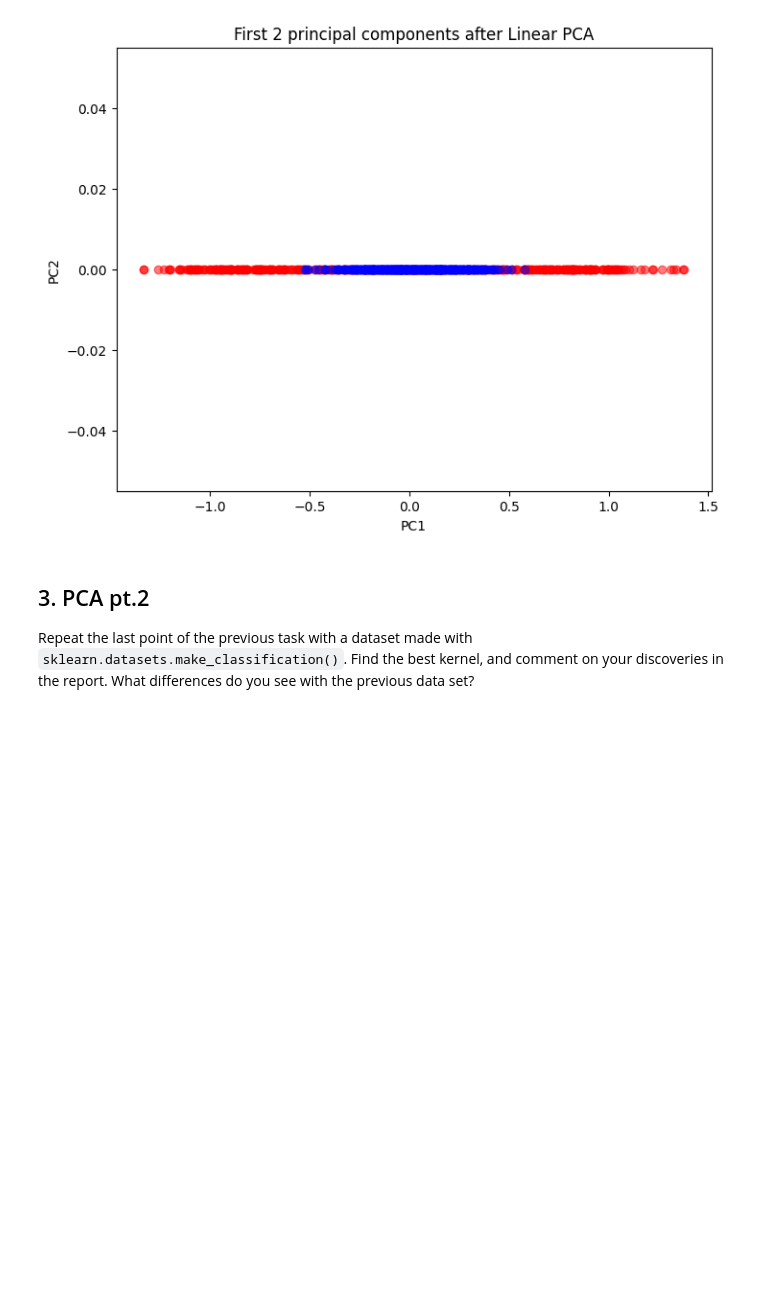
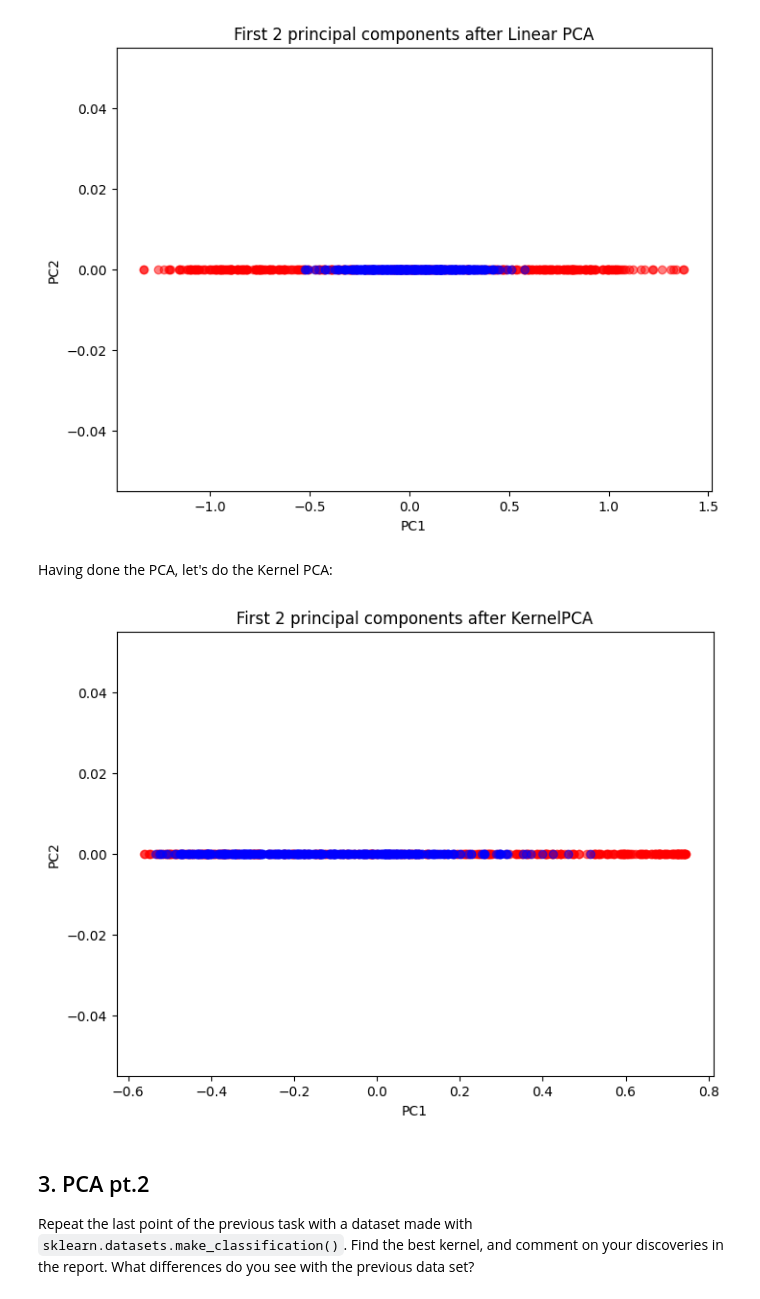
Before and after one commit to kiogre/Machine_learning_mod_A, a Jupyter notebook: challenges/challenge_two.ipynb, the cells around one changed output. Saved outputs shown, nothing was run; the diff lists cells and outputs as text; code cells hidden in the pictures; blank space fills up the shorter version.

```diff
--- a/challenges/challenge_two.ipynb
+++ b/challenges/challenge_two.ipynb
@@ -138,3 +136,21 @@ plt.show()
 # %% [output]
 375
 [figure]
+# %% [markdown]
+Having done the PCA, let's do the Kernel PCA:
+# %%
+from sklearn.decomposition import KernelPCA
+
+scikit_kpca = KernelPCA(kernel='rbf', gamma=1)
+X_skpca = scikit_kpca.fit_transform(X_train)
+
+plt.figure(figsize=(8,6))
+plt.scatter(X_skpca[y_train==0, 0], X_skpca[y_train==0, 1], color='red', alpha=0.5)
+plt.scatter(X_skpca[y_train==1, 0], X_skpca[y_train==1, 1], color='blue', alpha=0.5)
+
+plt.title('First 2 principal components after KernelPCA')
+plt.xlabel('PC1')
+plt.ylabel('PC2')
+plt.show()
+# %% [output]
+[figure, added]
```
Also changed, not shown: parts of 5 cells of this notebook.
